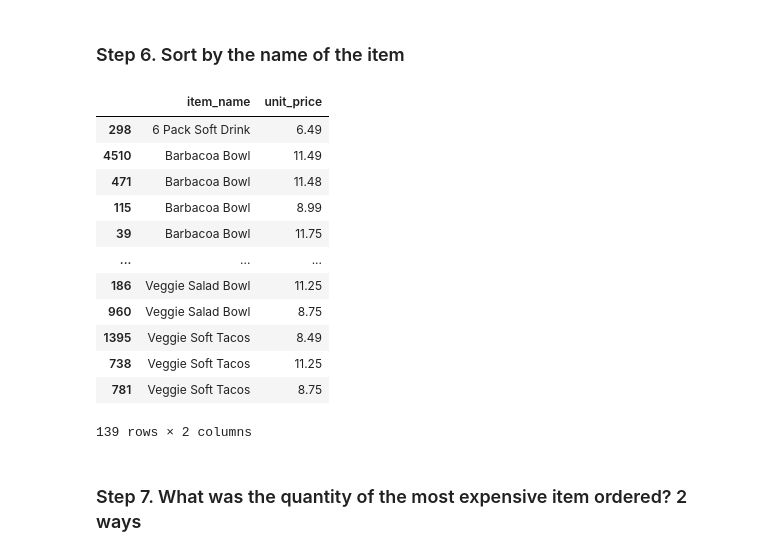
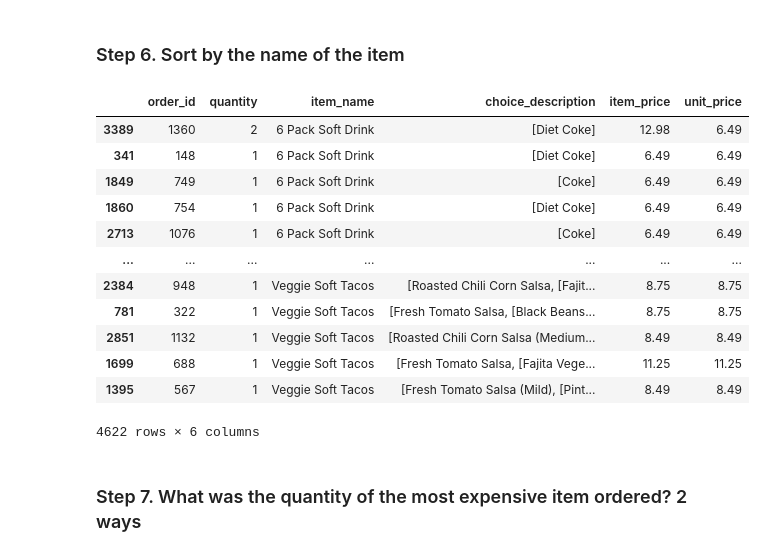
Before and after one commit to GeraFabiKu/2026-10-BILBAO-FT-Data-Science, a Jupyter notebook: 2-Data_Analysis/2-Pandas/Practica/1-Chipotle/Chipotle - Fabiano.ipynb, the cells around one changed output. Drawn from its saved outputs; the diff is of its cells as text; code cells hidden in the pictures.

```diff
--- a/2-Data_Analysis/2-Pandas/Practica/1-Chipotle/Chipotle - Fabiano.ipynb
+++ b/2-Data_Analysis/2-Pandas/Practica/1-Chipotle/Chipotle - Fabiano.ipynb
@@ -31,0 +43,5 @@ chipo
+# %%
+chipo["item_price"] = pd.to_numeric(
+    chipo["item_price"].astype(str).str.replace("$", ""),  #esta por defecto, no es necesario poner regex=False
+    errors="coerce"    #cuando se encuentra con un error pone un NaN
+)
@@ -32,6 +60,12 @@ chipo
 # %%
-chipo["item_price"] = chipo["item_price"].str.replace("$", "", regex=False).astype(float)
+
 chipo.nlargest(1, "item_price")["item_name"]
 # %% [output]
 3598    Chips and Fresh Tomato Salsa
 Name: item_name, dtype: object
+# %%
+
+
+chipo["unit_price"] = chipo["item_price"] / chipo["quantity"]  #para sacar el precio unitario que no estaba en el dataset
+
+chipo.head(10) #para ver los primeros 10
@@ -74,9 +149,9 @@ chipo.loc[precio > 10, "order_id"].nunique()
 # %% [markdown]
 ### Step 4.2: Y cuántos pedidos se han hecho de más de 10$? Es lo mismo?
 # %%
-precio = chipo["item_price"].str.replace("$", "", regex=False).astype(float)  #astype convierte los precios de texto a números decimales
+precio = chipo["item_price"]  #astype convierte los precios de texto a números decimales
 
-totales_por_pedido = precio.groupby(chipo["order_id"]).sum()   #uso groupby para agrupar filas x num de pedido
+totales_por_pedido = precio.groupby(chipo["order_id"]).sum()   #uso groupby para agrupar filas x num de pedido   "es como un buble el groupby"
 
 print((totales_por_pedido > 10).sum())
 
@@ -118,20 +193,24 @@ chipo[["item_name", "unit_price"]].drop_duplicates()   #para quitar las filas re
 ### Step 6. Sort by the name of the item
 # %%
 chipo[["item_name", "unit_price"]].drop_duplicates().sort_values("item_name")   #para ordenar por nombre del producto
+
+
+chipo_ordenado = chipo.sort_values(by='item_name')  #esta la solución de clase   (es mejor usar el by para estar seguros de que esta ordenando por eso)
+chipo_ordenado
 # %% [output]
-|  | item_name | unit_price |
-| 298 | 6 Pack Soft Drink | 6.49 |
-| 4510 | Barbacoa Bowl | 11.49 |
-| 471 | Barbacoa Bowl | 11.48 |
-| 115 | Barbacoa Bowl | 8.99 |
-| 39 | Barbacoa Bowl | 11.75 |
-| ... | ... | ... |
-| 186 | Veggie Salad Bowl | 11.25 |
-| 960 | Veggie Salad Bowl | 8.75 |
-| 1395 | Veggie Soft Tacos | 8.49 |
-| 738 | Veggie Soft Tacos | 11.25 |
-| 781 | Veggie Soft Tacos | 8.75 |
+|  | order_id | quantity | item_name | choice_description | item_price | unit_price |
+| 3389 | 1360 | 2 | 6 Pack Soft Drink | [Diet Coke] | 12.98 | 6.49 |
+| 341 | 148 | 1 | 6 Pack Soft Drink | [Diet Coke] | 6.49 | 6.49 |
+| 1849 | 749 | 1 | 6 Pack Soft Drink | [Coke] | 6.49 | 6.49 |
+| 1860 | 754 | 1 | 6 Pack Soft Drink | [Diet Coke] | 6.49 | 6.49 |
+| 2713 | 1076 | 1 | 6 Pack Soft Drink | [Coke] | 6.49 | 6.49 |
+| ... | ... | ... | ... | ... | ... | ... |
+| 2384 | 948 | 1 | Veggie Soft Tacos | [Roasted Chili Corn Salsa, [Fajit... | 8.75 | 8.75 |
+| 781 | 322 | 1 | Veggie Soft Tacos | [Fresh Tomato Salsa, [Black Beans... | 8.75 | 8.75 |
+| 2851 | 1132 | 1 | Veggie Soft Tacos | [Roasted Chili Corn Salsa (Medium... | 8.49 | 8.49 |
+| 1699 | 688 | 1 | Veggie Soft Tacos | [Fresh Tomato Salsa, [Fajita Vege... | 11.25 | 11.25 |
+| 1395 | 567 | 1 | Veggie Soft Tacos | [Fresh Tomato Salsa (Mild), [Pint... | 8.49 | 8.49 |
-139 rows × 2 columns
+4622 rows × 6 columns
 # %% [markdown]
 ### Step 7. What was the quantity of the most expensive item ordered? 2 ways
 # %%
```
Also changed, not shown: parts of 9 cells of this notebook, 4 other files.
